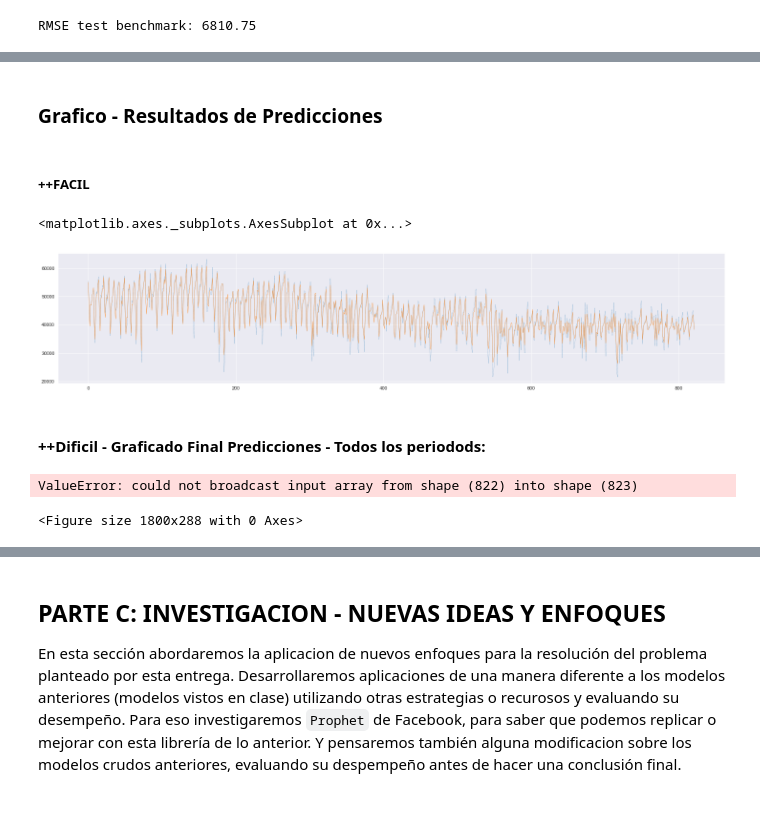
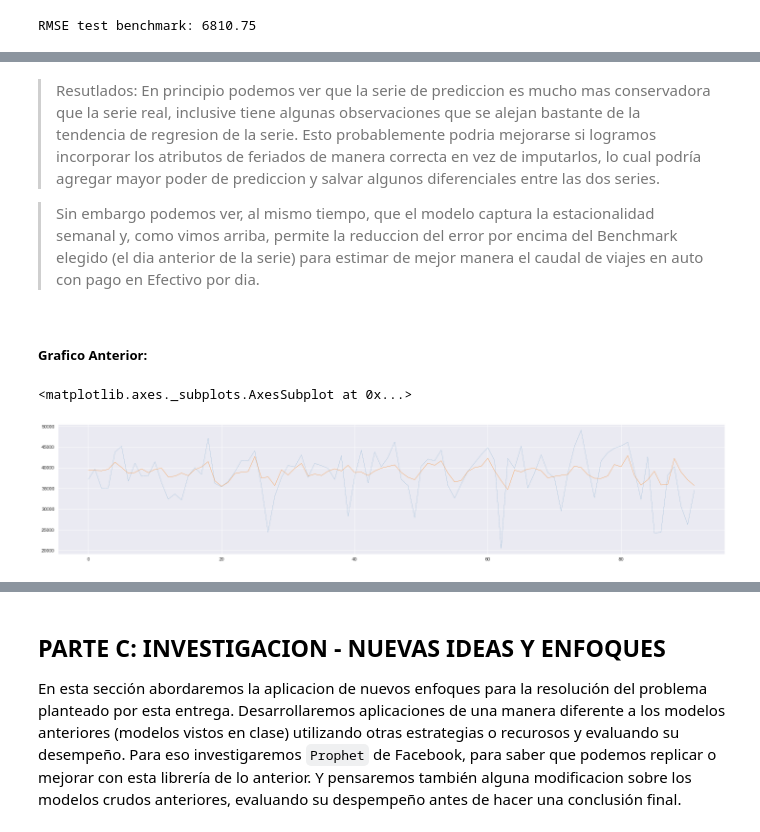
Before and after one commit to torres-federico-e/Acamica_proyecto_3, a Jupyter notebook: Proyecto 3 - Series de Tiempo.ipynb, the cells around one changed output, grey strips where cells are left out. Saved outputs shown, nothing was run; the diff lists cells and outputs as text; code cells hidden in the pictures.

Commit message:
Notebook: Visualizacion prediccion, deteccion de errores y pendientes

```diff
--- a/Proyecto 3 - Series de Tiempo.ipynb
+++ b/Proyecto 3 - Series de Tiempo.ipynb
@@ -448,6 +448,3 @@ Text(0.5, 1.0, 'Febrero 2017 -  Primer Semana')
 Como podemos ver, los valores marcados como outliers son de hecho valores normales de dias laborales de semana normal. Y no parecen romper para nada con la tendencia general de valores observados para estos meses. En el grafico anterior, en Abril, si se puede visualizar un outlier real, con valor `0`. Esto se da ya que los valores de viajes realizados en 2019, son visiblemente menores que los de 2017, por lo que al calcular el desvío de estas observaciones sobre la media de 2019, quedan alejadas de la normalidad de 2019.
 
 Pero no podemos decir que los valores que señala este escalado de datos sean atípicos para una semana laboral corriente en Verano en la Ciudad de Buenos Aires.
-# %%
-#en Memoria: puedo manipular en memoria, hacer CASE WHEN si tengo una condicion poner un 0 y si no obtener el valor final que quiero y asi obtener la cantidad de pasos
-diario['out_19']= np.where((diario.sc_19 >3) | (diario.sc_19 <-3) , diario.cantidad_pasos, np.nan); diario
@@ -468,0 +451,3 @@ diario['out_19']= np.where((diario.sc_19 >3) | (diario.sc_19 <-3) , diario.canti
+# %%
+diario['hola2']= diario.sc_19.where((diario.sc_19 >3) | (diario.sc_19 <-3) )
+diario
@@ -468,0 +469,6 @@ diario['out_19']= np.where((diario.sc_19 >3) | (diario.sc_19 <-3) , diario.canti
+# %%
+# Identificacion y limpieza de outliers para 2019
+# uso np.where para manejar una salida condicionales (simil CASE WHEN)
+# salida de NaN si están fuera de rango (outlier); salida del valor especifico si está dentro de rango
+diario['out_19']= np.where((diario.sc_19 >3) | (diario.sc_19 <-3) , diario.cantidad_pasos, np.nan)
+diario
@@ -897,10 +940,11 @@ y = np.zeros((N-look_back-1)) # Serie target valida
 #### Llenado de las Estructuras Manuales
 Una vez creadas las matrices vacias y serie target con las dimensiones que necesitamos, procedemos a insertar los datos:
 # %%
-# LLENADO DE DATOS
+# LLENADO DE ESTRUCTURAS
 for i in range(X.shape[0]):
-    X[i,:] = diario.cantidad_pasos.iloc[i:i+look_back] # toma hasta el valor 180 sin incluirla
-    y[i] = diario.cantidad_pasos.iloc[i+look_back] # toma la observacion 180 incluida
+    '''Tomo el largo valido de la serie con el lookback, por cada uno saco un corte para X con atributos y para Y con su valor a predecir '''
+    X[i,:] = diario.cantidad_pasos.iloc[i:i+look_back] # ventana hasta valor 180 incluida
+    y[i] = diario.cantidad_pasos.iloc[i+look_back] # toma el indice pasado +1(=181) ya que al pasar solo un integer cuenta de base cero
 # %% [markdown]
 #### Implementacion de Test-Train Split + Cross Validation
 La division de la serie de tiempo en Test y Train y el muestreo aleatorio necesario para realizar Cross validation tienen una complejidad especial en este tipo de modelos que no implementamos en clase. En principio _"Existe una dependencia temporal entre las observaciones y necesitamos preservar esa relación al momento de obtener el valor final de testeo."_ [[Cita - Articulo medium- Link]](https://medium.com/@soumyachess1496/cross-validation-in-time-series-566ae4981ce4). Mi primer pensamiento, al encontrarme con esto fue que, dada la forma en la que está estructurada nuestra matriz basica, la misma hecha en clase (en donde cada target $y$ tiene adosada todas las observaciones del periodo de lookback pasado), se podria inclusive pensar en ignorar el problema y realizar una selección aleatoria de observaciones para `folds`, ya que cada target mantiene relación con su atributos mediante sus atributos de lookback, pudiendo aún asi obtener relaciones generales.
@@ -1199,33 +1278,15 @@ El error del modelo es un 28.76% menor, en comparacion con el error del Benchmar
+# %% [markdown]
+> Resutlados: En principio podemos ver que la serie de prediccion es mucho mas conservadora que la serie real, inclusive tiene algunas observaciones que se alejan bastante de la tendencia de regresion de la serie. Esto probablemente podria mejorarse si logramos incorporar los atributos de feriados de manera correcta en vez de imputarlos, lo cual podría agregar mayor poder de prediccion y salvar algunos diferenciales entre las dos series.
+
+> Sin embargo podemos ver, al mismo tiempo, que el modelo captura la estacionalidad semanal y, como vimos arriba, permite la reduccion del error por encima del Benchmark elegido (el dia anterior de la serie) para estimar de mejor manera el caudal de viajes en auto con pago en Efectivo por dia.
 # %% [markdown]
-### Grafico - Resultados de Predicciones
+##### Grafico Anterior:
-# %% [markdown]
-##### ++FACIL
 # %%
 plt.figure(figsize=((25,5)))
 # entrenamiento
-sns.lineplot(x=np.arange(len(y_train)), y=y_train, lw=0.3, ls='--')
+sns.lineplot(x=np.arange(len(y_test)), y=y_test, lw=0.3, ls='--')
 #entrenamiento predict
-sns.lineplot(x=np.arange(len(y_train_pred)), y=y_train_pred, lw=0.5)
+sns.lineplot(x=np.arange(len(y_test)), y=y_test_pred, lw=0.5)
 # %% [output]
 <matplotlib.axes._subplots.AxesSubplot at 0x...>
-[figure, old version]
+[figure, new version]
-# %% [markdown]
-#### ++Dificil - Graficado Final Predicciones - Todos los periodods:
-# %%
-plt.figure(figsize=(25,4))
-
-# sns.lineplot(x=np.arange(len(, y=y)
-
-grafico = diario[['cantidad_pasos']].copy()
-# grafico['x_train_pred'] = graico.iloc[180:]
-
-grafico.loc[-dias_a_predecir:,'y_test_pred']=y_test_pred
-grafico.loc[180:-92, 'fl_x_train'] = 1
-grafico.loc[180:-92, 'x_train_pred'] = y_train_pred
-grafico.query('fl_x_train == 1')
-
-# sns.lineplot(x=np.arange(len(y_train)), y=y_train, lw=0.3, ls='--')
-# sns.lineplot(x=np.arange(len(y_train_pred)), y=y_train_pred, lw=0.5)
-# %% [output]
-ValueError: could not broadcast input array from shape (822) into shape (823)
-<Figure size 1800x288 with 0 Axes>
```
Also changed, not shown: parts of 24 cells of this notebook, 1 other file.
